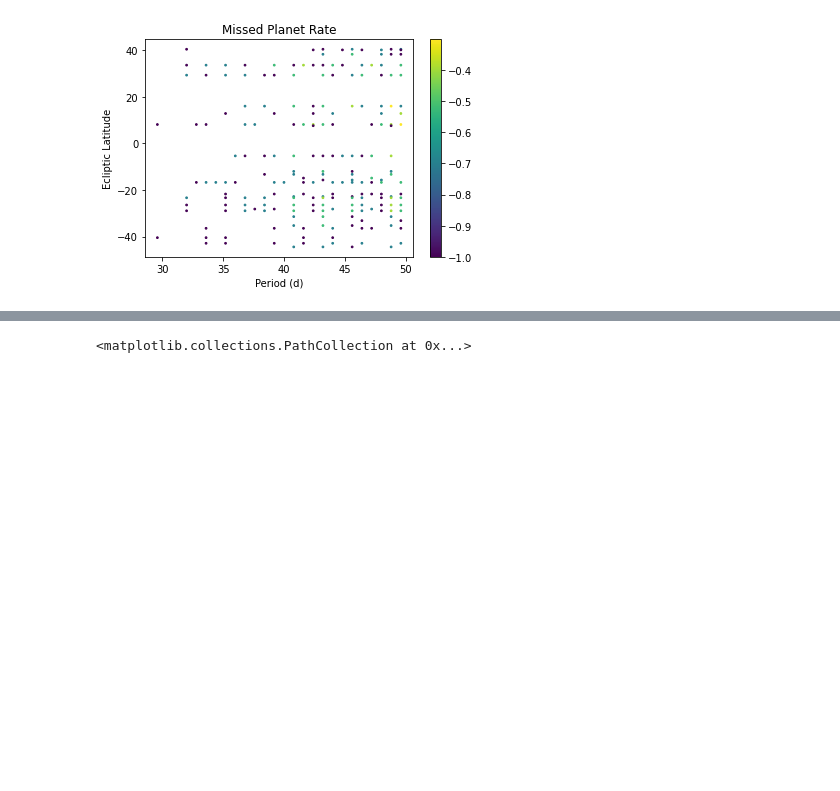
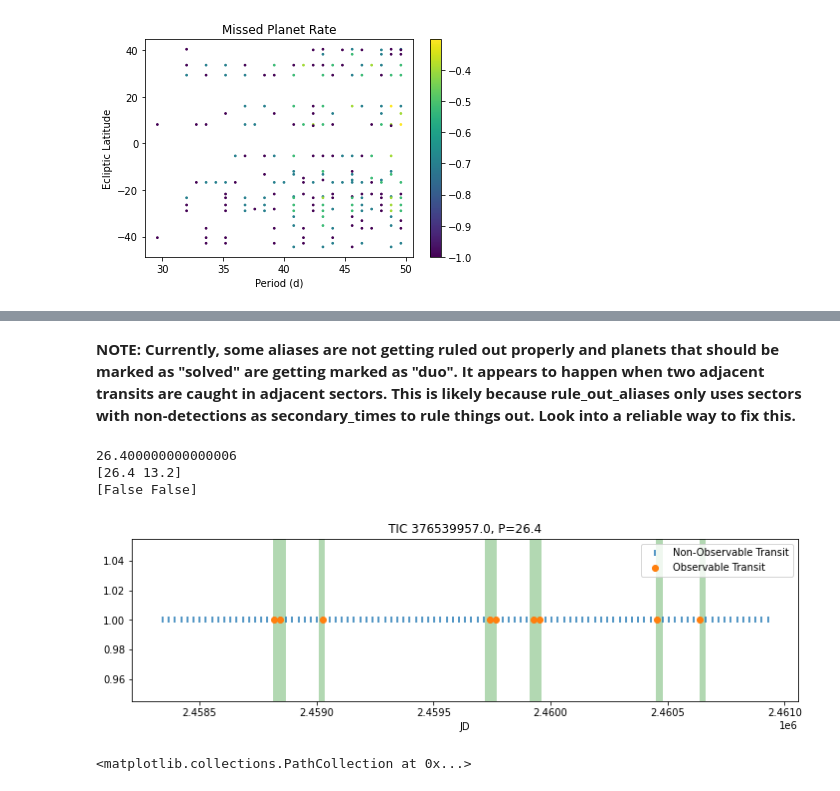
Before and after one commit to rae-holcomb/tess_scheduling, a Jupyter notebook: tess_scheduling_sandbox.ipynb, the cells around one changed output, grey strips where cells are left out. Drawn from its saved outputs; the diff is of its cells as text; code cells hidden in the pictures; blank space fills up the shorter version.

```diff
--- a/tess_scheduling_sandbox.ipynb
+++ b/tess_scheduling_sandbox.ipynb
@@ -700,7 +728,7 @@ for k in range(len(mini)):
 
             # save the row info
             # column_names = ['TIC', 'ec_long', 'ec_lat', 'num_s', 'sec', 'period', 'tc_phase', 'num_aliases', 'flag']
-            column_names = ['TIC', 'ec_long', 'ec_lat', 'period', 'tc_phase', 'num_aliases', 'flag']
+            # column_names = ['TIC', 'ec_long', 'ec_lat', 'period', 'tc_phase', 'num_aliases', 'flag']
             row = [mini.iloc[k]['TIC'],
                     mini.iloc[k]['ec_long'], mini.iloc[k]['ec_lat'],
                     # mini.iloc[k]['num_s'], mini.iloc[k]['sec'],
@@ -851,0 +858,8 @@ fig.show()
+# %%
+# need to figure out what's happening with the things that are getting flagged as duo transits but have no aliases
+# do some plotting of individual systems.
+row = rdf[(rdf.flag==2) & (rdf.num_aliases==0)].iloc[22]
+
+row
+# plt.scatter(rdf[rdf.flag==2].period, rdf[rdf.flag==2].num_aliases, alpha=.1)
+# plt.yscale('log')
@@ -852,3 +875,32 @@ fig.show()
+# %% [markdown]
+**NOTE: Currently, some aliases are not getting ruled out properly and planets that should be marked as "solved" are getting marked as "duo". It appears to happen when two adjacent transits are caught in adjacent sectors. This is likely because rule_out_aliases only uses sectors with non-detections as secondary_times to rule things out. Look into a reliable way to fix this.**
+# %%
+period = row.period
+tc_phase = row.tc_phase
+tic = row.TIC
+sec = np.array(tdf.loc[tdf.TIC==tic, 'sec'].values[0])
+sector_times = midtimes[sec-1]     # sectors are indexed from 1, midtimes from -
+
+# calculate transit times in the relevant window
+transit_times = calc_transit_times_phase(period, tc_phase, dur=2)
+trans_obs, sec_obs = check_observability(transit_times, sector_times)
+
+observed_transit = transit_times[trans_obs][0]
+n_a, aliases = find_all_aliases(transit_times, sector_times, trans_obs, sec_obs)
+# see what is ruled out by the empty sectors
+ruled_out = rule_out_aliases(aliases, observed_transit, sector_times[~sec_obs])
+
+# print(sum(trans_obs), sum(sec_obs))
+print(period)
+print(aliases)
+print(ruled_out)
+
+plot_transits()
+# %% [output]
+26.400000000000006
+[26.4 13.2]
+[False False]
+[figure, added]
 # %%
 plt.scatter(rdf.period, rdf.flag, alpha=.1)
 # %% [output]
```
Also changed, not shown: parts of 11 cells of this notebook.
